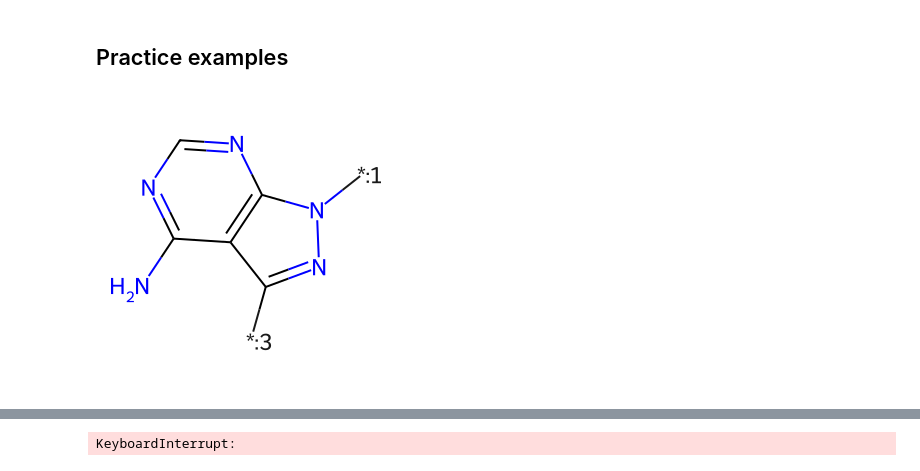
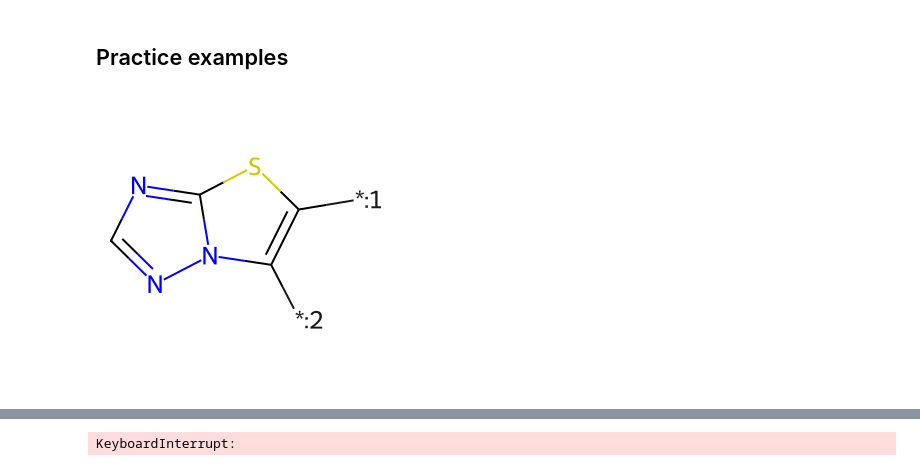
Before and after one commit to ganesh7shahane/morpheus, a Jupyter notebook: notebooks/chembl_fragmentation.ipynb, the cells around one changed output, grey strips where cells are left out. Cells and saved outputs as stored; diff of their text form; code cells hidden in the pictures.

```diff
--- a/notebooks/chembl_fragmentation.ipynb
+++ b/notebooks/chembl_fragmentation.ipynb
@@ -1798,8 +1796,8 @@ ima_1
 # %% [markdown]
 ## Practice examples
 # %%
-Draw.MolToImage(Chem.MolFromSmiles("Nc1ncnc2c1c([*:3])nn2[*:1]"))
+Draw.MolToImage(Chem.MolFromSmiles("[*:1]C1=C([*:2])N2N=CN=C2S1"))
 # %% [output]
-[figure, old version]
+[figure, new version]
 # %%
 ibru = find_similar_fragments(
```
Also changed, not shown: parts of 7 cells of this notebook, 1 other file.
